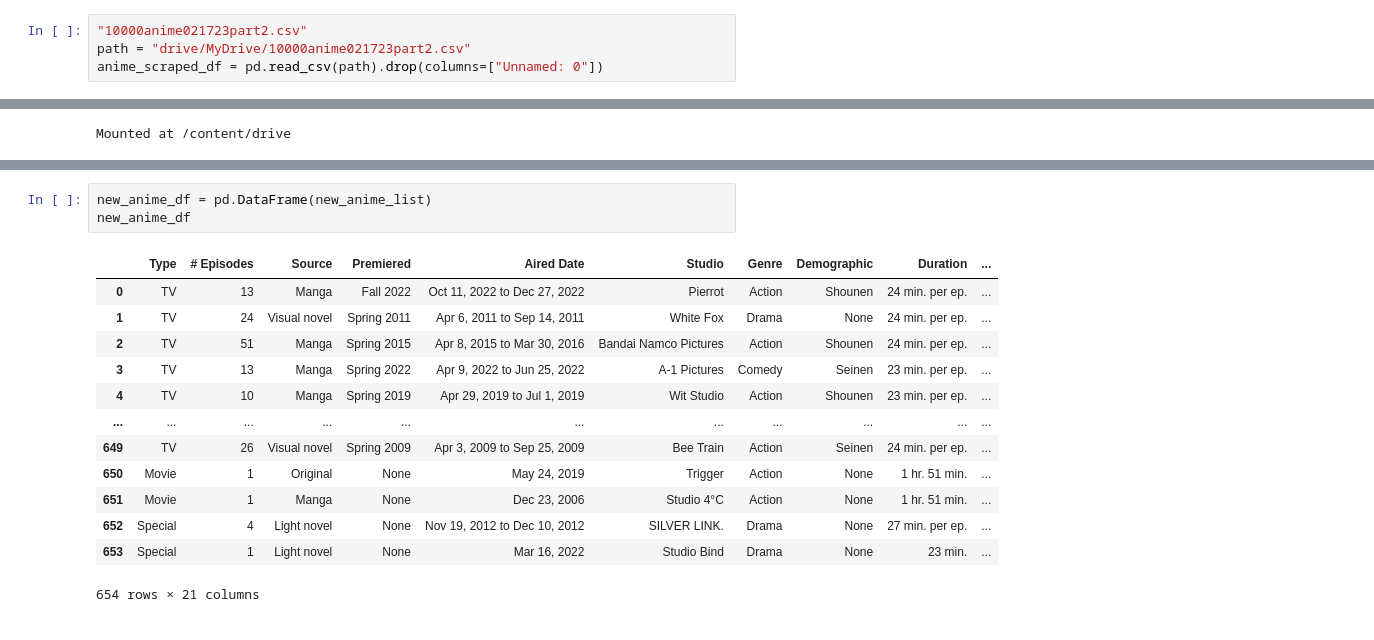
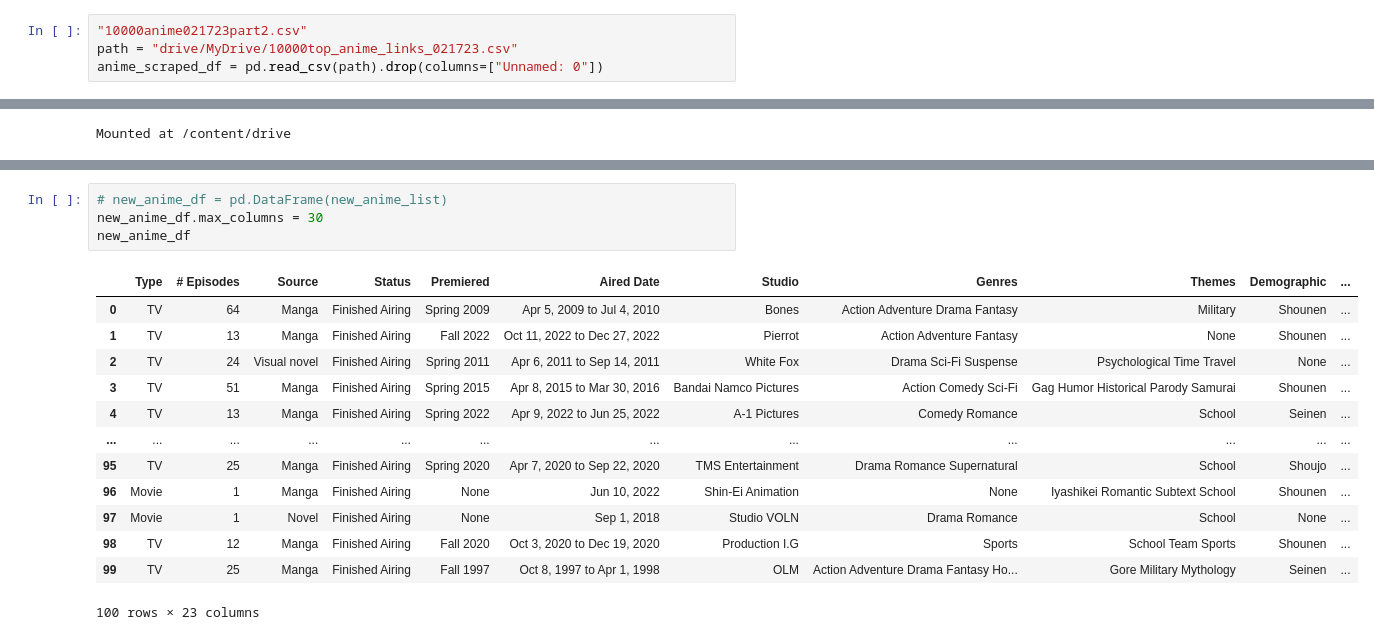
Before and after one commit to jeraldkim/DataScienceProjects, a Jupyter notebook: Scraping_Anime_from_myanimelist.ipynb, the cells around one changed output, grey strips where cells are left out. Drawn from its saved outputs; the diff is of its cells as text.

Commit message:
Added Themes, Fixed so multiple genres show not just the first one

```diff
--- a/Scraping_Anime_from_myanimelist.ipynb
+++ b/Scraping_Anime_from_myanimelist.ipynb
@@ -17,6 +15,6 @@ Mounted at /content/drive
 # %%
 "10000anime021723part2.csv"
-path = "drive/MyDrive/10000anime021723part2.csv"
+path = "drive/MyDrive/10000top_anime_links_021723.csv"
 anime_scraped_df = pd.read_csv(path).drop(columns=["Unnamed: 0"])
 # %%
 anime_scraped_df[0:1000]
@@ -315,17 +298,18 @@ KeyboardInterrupt: ignored
 # %%
-new_anime_df = pd.DataFrame(new_anime_list)
+# new_anime_df = pd.DataFrame(new_anime_list)
+new_anime_df.max_columns = 30
 new_anime_df
 # %% [output]
-|  | Type | # Episodes | Source | Premiered | Aired Date | Studio | Genre | Demographic | Duration | ... |
-| 0 | TV | 13 | Manga | Fall 2022 | Oct 11, 2022 to Dec 27, 2022 | Pierrot | Action | Shounen | 24 min. per ep. | ... |
-| 1 | TV | 24 | Visual novel | Spring 2011 | Apr 6, 2011 to Sep 14, 2011 | White Fox | Drama | None | 24 min. per ep. | ... |
-| 2 | TV | 51 | Manga | Spring 2015 | Apr 8, 2015 to Mar 30, 2016 | Bandai Namco Pictures | Action | Shounen | 24 min. per ep. | ... |
-| 3 | TV | 13 | Manga | Spring 2022 | Apr 9, 2022 to Jun 25, 2022 | A-1 Pictures | Comedy | Seinen | 23 min. per ep. | ... |
-| 4 | TV | 10 | Manga | Spring 2019 | Apr 29, 2019 to Jul 1, 2019 | Wit Studio | Action | Shounen | 23 min. per ep. | ... |
-| ... | ... | ... | ... | ... | ... | ... | ... | ... | ... | ... |
-| 649 | TV | 26 | Visual novel | Spring 2009 | Apr 3, 2009 to Sep 25, 2009 | Bee Train | Action | Seinen | 24 min. per ep. | ... |
-| 650 | Movie | 1 | Original | None | May 24, 2019 | Trigger | Action | None | 1 hr. 51 min. | ... |
-| 651 | Movie | 1 | Manga | None | Dec 23, 2006 | Studio 4°C | Action | None | 1 hr. 51 min. | ... |
-| 652 | Special | 4 | Light novel | None | Nov 19, 2012 to Dec 10, 2012 | SILVER LINK. | Drama | None | 27 min. per ep. | ... |
-| 653 | Special | 1 | Light novel | None | Mar 16, 2022 | Studio Bind | Drama | None | 23 min. | ... |
+|  | Type | # Episodes | Source | Status | Premiered | Aired Date | Studio | Genres | Themes | Demographic | ... |
+| 0 | TV | 64 | Manga | Finished Airing | Spring 2009 | Apr 5, 2009 to Jul 4, 2010 | Bones | Action Adventure Drama Fantasy | Military | Shounen | ... |
+| 1 | TV | 13 | Manga | Finished Airing | Fall 2022 | Oct 11, 2022 to Dec 27, 2022 | Pierrot | Action Adventure Fantasy | None | Shounen | ... |
+| 2 | TV | 24 | Visual novel | Finished Airing | Spring 2011 | Apr 6, 2011 to Sep 14, 2011 | White Fox | Drama Sci-Fi Suspense | Psychological Time Travel | None | ... |
+| 3 | TV | 51 | Manga | Finished Airing | Spring 2015 | Apr 8, 2015 to Mar 30, 2016 | Bandai Namco Pictures | Action Comedy Sci-Fi | Gag Humor Historical Parody Samurai | Shounen | ... |
+| 4 | TV | 13 | Manga | Finished Airing | Spring 2022 | Apr 9, 2022 to Jun 25, 2022 | A-1 Pictures | Comedy Romance | School | Seinen | ... |
+| ... | ... | ... | ... | ... | ... | ... | ... | ... | ... | ... | ... |
+| 95 | TV | 25 | Manga | Finished Airing | Spring 2020 | Apr 7, 2020 to Sep 22, 2020 | TMS Entertainment | Drama Romance Supernatural | School | Shoujo | ... |
+| 96 | Movie | 1 | Manga | Finished Airing | None | Jun 10, 2022 | Shin-Ei Animation | None | Iyashikei Romantic Subtext School | Shounen | ... |
+| 97 | Movie | 1 | Novel | Finished Airing | None | Sep 1, 2018 | Studio VOLN | Drama Romance | School | None | ... |
+| 98 | TV | 12 | Manga | Finished Airing | Fall 2020 | Oct 3, 2020 to Dec 19, 2020 | Production I.G | Sports | School Team Sports | Shounen | ... |
+| 99 | TV | 25 | Manga | Finished Airing | Fall 1997 | Oct 8, 1997 to Apr 1, 1998 | OLM | Action Adventure Drama Fantasy Ho... | Gore Military Mythology | Seinen | ... |
-654 rows × 21 columns
+100 rows × 23 columns
```
Also changed, not shown: parts of 16 cells of this notebook.
